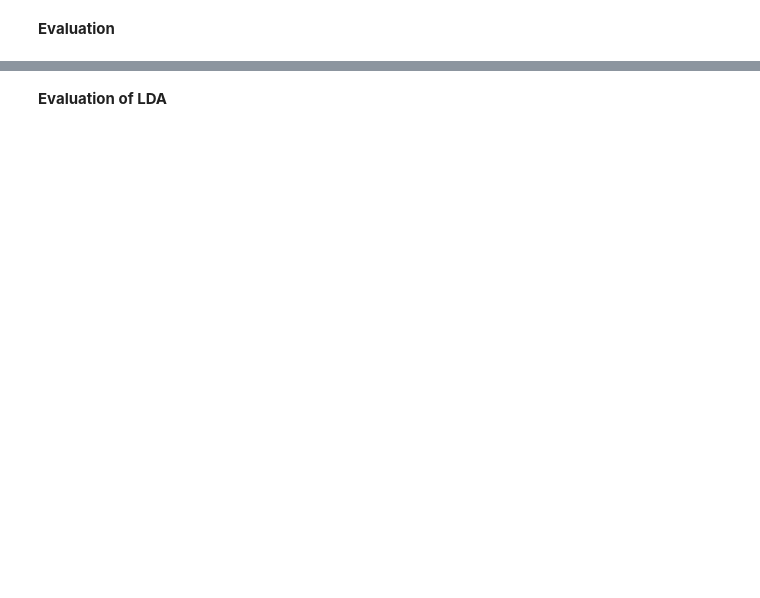
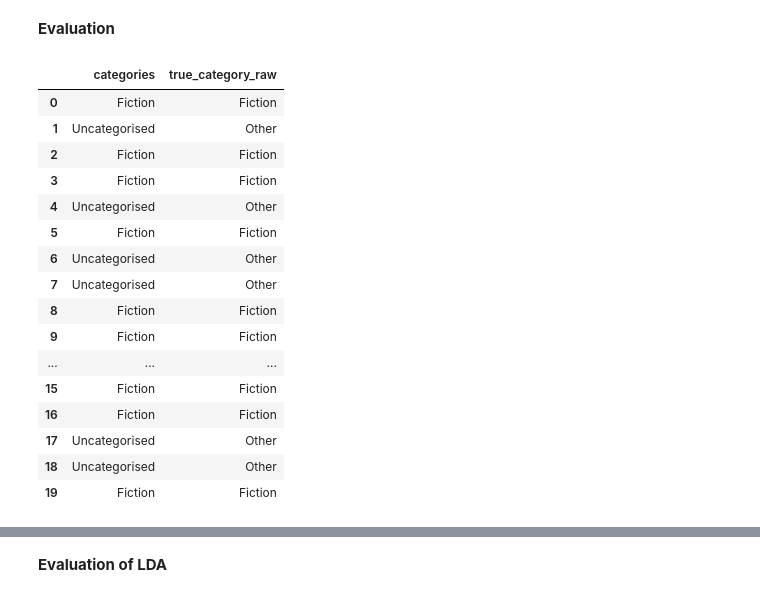
Before and after one commit to Elinab04/Book-Analysis, a Jupyter notebook: Book_Analysis.ipynb, the cells around one changed output, grey strips where cells are left out. Cells and saved outputs as stored; diff of their text form; code cells hidden in the pictures; blank space fills up the shorter version.

```diff
--- a/Book_Analysis.ipynb
+++ b/Book_Analysis.ipynb
@@ -752,2 +1014,21 @@ topic_info_kmeans[["topic_id", "topic_name", "topic_name_final", "topic_keywords
 # %% [markdown]
 This cell replaces the automatically generated BERTopic KMeans labels with manually interpreted topic names based on the extracted keywords and topic summaries
+# %%
+#Coherence score for BERTopic KMeans
+kmeans_topic_words = []
+
+for topic_id in sorted(topic_info_kmeans["topic_id"].unique()):
+    words = bertopic_kmeans_keywords.get(topic_id, "")
+    word_list = [w.strip() for w in words.split(",") if w.strip()]
+    if word_list:
+        kmeans_topic_words.append(word_list[:10])
+
+kmeans_coherence_model = CoherenceModel(
+    topics=kmeans_topic_words,
+    texts=df_lda["tokens"].tolist(),
+    dictionary=dictionary,
+    coherence="c_v"
+)
+
+kmeans_coherence = kmeans_coherence_model.get_coherence()
+print("BERTopic KMeans coherence (c_v):", round(kmeans_coherence, 4))
@@ -1036,0 +1437,38 @@ print("Agglomerative silhouette score:", round(agglomerative_silhouette, 4))
+# %%
+def get_primary_category(category_text):
+    """
+    Extract the first category from the original Google Books categories field.
+    """
+    if pd.isna(category_text):
+        return "Other"
+
+    text = str(category_text).strip()
+
+    if text == "" or text.lower() == "uncategorised":
+        return "Other"
+
+    return text.split(",")[0].strip()
+
+# Create raw category label
+df_lda["true_category_raw"] = df_lda["categories"].apply(get_primary_category)
+
+# Check result
+df_lda[["categories", "true_category_raw"]].head(20)
+# %% [output]
+|  | categories | true_category_raw |
+| 0 | Fiction | Fiction |
+| 1 | Uncategorised | Other |
+| 2 | Fiction | Fiction |
+| 3 | Fiction | Fiction |
+| 4 | Uncategorised | Other |
+| 5 | Fiction | Fiction |
+| 6 | Uncategorised | Other |
+| 7 | Uncategorised | Other |
+| 8 | Fiction | Fiction |
+| 9 | Fiction | Fiction |
+| ... | ... | ... |
+| 15 | Fiction | Fiction |
+| 16 | Fiction | Fiction |
+| 17 | Uncategorised | Other |
+| 18 | Uncategorised | Other |
+| 19 | Fiction | Fiction |
```
Also changed, not shown: parts of 60 cells of this notebook.
